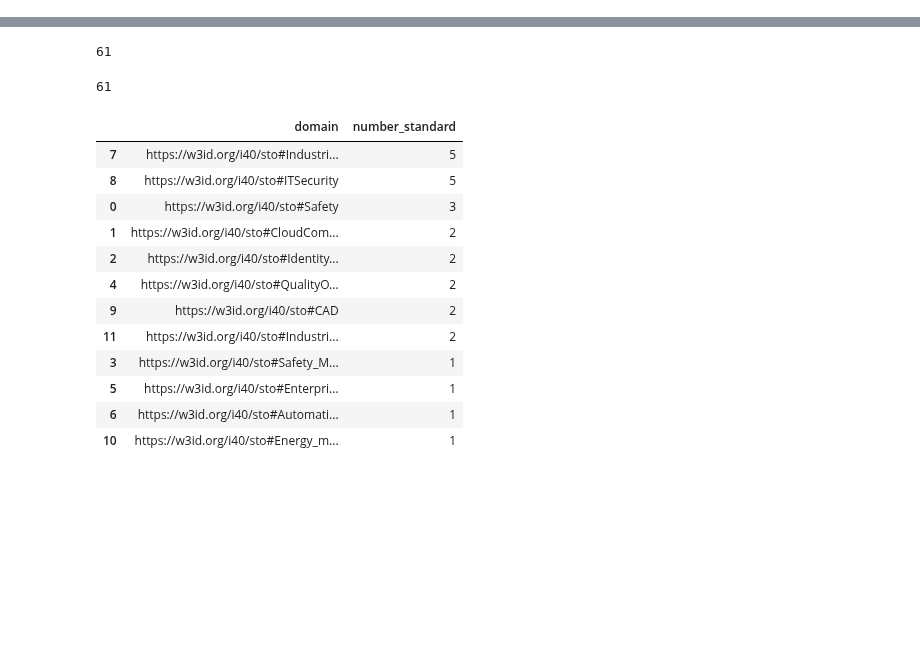
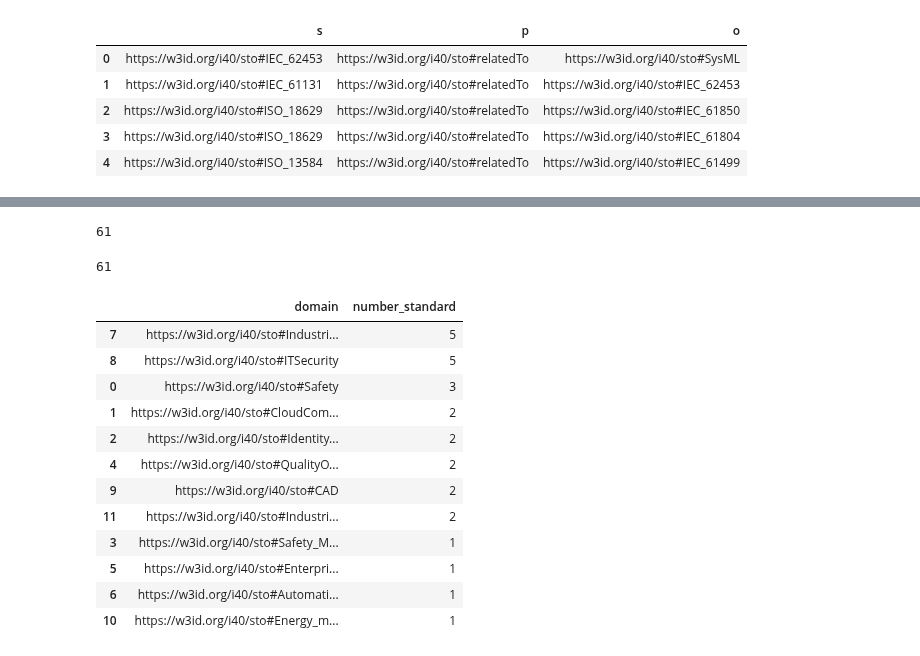
Before and after one commit to i40-Tools/I40KG-Embeddings, a Jupyter notebook: Community-Analysis_02.ipynb, the cells around one changed output, grey strips where cells are left out. Drawn from its saved outputs; the diff is of its cells as text; code cells hidden in the pictures; blank space fills up the shorter version.

```diff
--- a/Community-Analysis_02.ipynb
+++ b/Community-Analysis_02.ipynb
@@ -52,0 +59,31 @@ cluster_0.shape[0]
+# %%
+input_ = 'sto/relatedTo/'
+g = Graph()
+g.parse(input_+'test_set_relatedTo.nt', format="nt")
+
+test_set = pd.DataFrame(columns=['s', 'p', 'o'])
+qres = g.query(
+    """PREFIX owl: <http://www.w3.org/2002/07/owl#>
+        PREFIX rdf: <http://www.w3.org/1999/02/22-rdf-syntax-ns#>
+        PREFIX sto: <https://w3id.org/i40/sto#>
+        select distinct ?s ?p ?o where {
+            ?s ?p ?o .
+        }""")
+sub = []
+pre = []
+obj = []
+for row in qres:
+    sub.append(str("%s" %row['s']))
+    pre.append(str("%s" %row['p']))
+    obj.append(str("%s" %row['o']))
+test_set.s=sub
+test_set.p=pre
+test_set.o=obj
+test_set.head()
+# %% [output]
+|  | s | p | o |
+| 0 | https://w3id.org/i40/sto#IEC_62453 | https://w3id.org/i40/sto#relatedTo | https://w3id.org/i40/sto#SysML |
+| 1 | https://w3id.org/i40/sto#IEC_61131 | https://w3id.org/i40/sto#relatedTo | https://w3id.org/i40/sto#IEC_62453 |
+| 2 | https://w3id.org/i40/sto#ISO_18629 | https://w3id.org/i40/sto#relatedTo | https://w3id.org/i40/sto#IEC_61850 |
+| 3 | https://w3id.org/i40/sto#ISO_18629 | https://w3id.org/i40/sto#relatedTo | https://w3id.org/i40/sto#IEC_61804 |
+| 4 | https://w3id.org/i40/sto#ISO_13584 | https://w3id.org/i40/sto#relatedTo | https://w3id.org/i40/sto#IEC_61499 |
```
Also changed, not shown: parts of 11 cells of this notebook, 1 other file.
